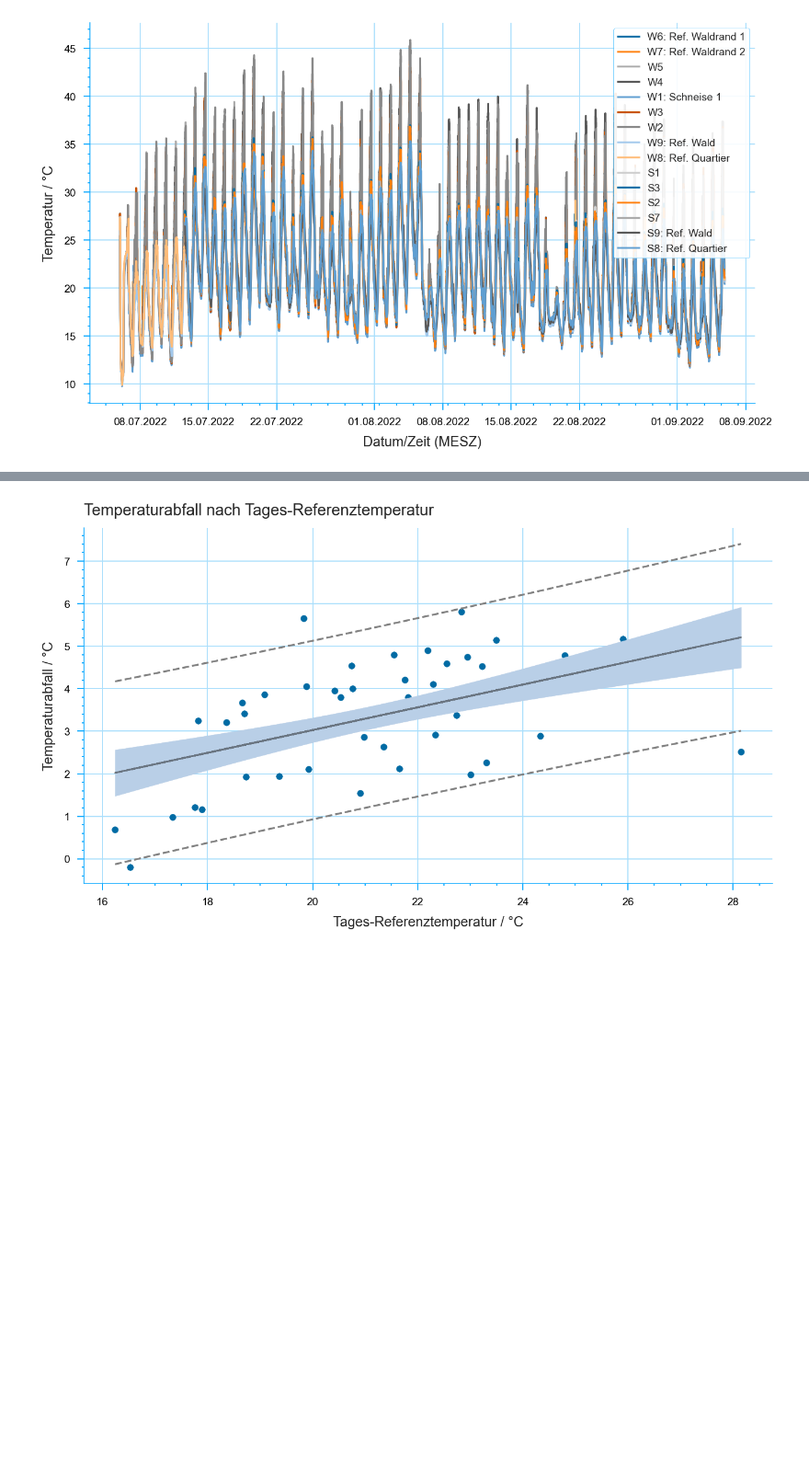
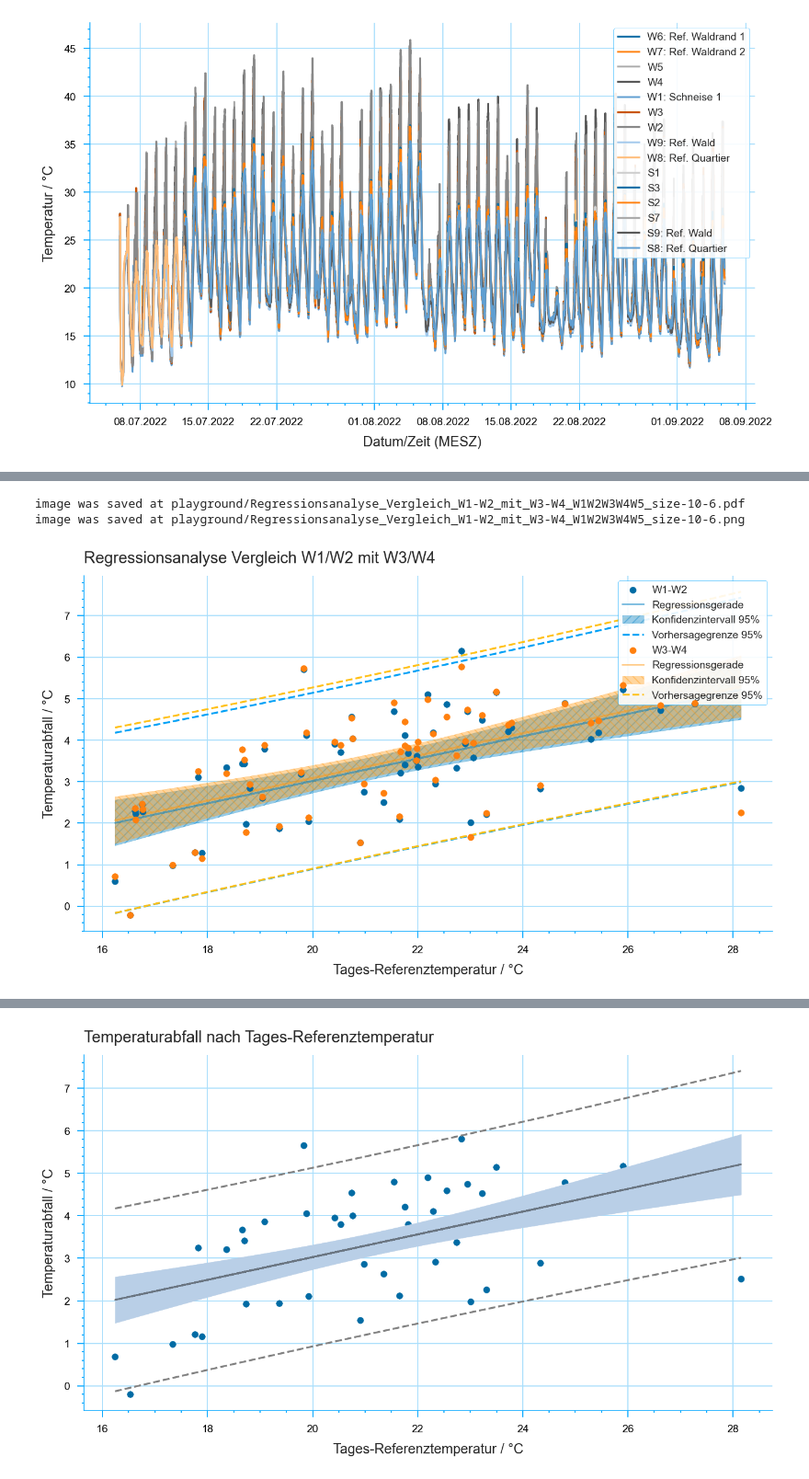
Before and after one commit to janjoch/kaltluftstrom, a Jupyter notebook: playground_development.ipynb, the cells around one changed output, grey strips where cells are left out. Shown at 92% size. Cells and saved outputs as stored; diff of their text form; code cells hidden in the pictures; blank space fills up the shorter version.

```diff
--- a/playground_development.ipynb
+++ b/playground_development.ipynb
@@ -76,0 +78,20 @@ image was saved at playground/Temperaturabfall_nach_Tages-Referenztemperatur_mit
+# %%
+cmp = wl.Compare(
+    dtd.dateseries,
+    dtd.dateseries,
+    sensor_manual=SENSORS,
+)
+# %%
+cmp.plot_scatter(
+    selection_1=("W1", "W2"),
+    selection_2=("W3", "W4"),
+    title="Regressionsanalyse Vergleich W1/W2 mit W3/W4",
+    scatter_labels=("W1-W2", "W3-W4",),
+    file_export=True,
+    file_export_path="playground",
+    file_export_type=("pdf", "png"),
+)
+# %% [output]
+image was saved at playground/Regressionsanalyse_Vergleich_W1-W2_mit_W3-W4_W1W2W3W4W5_size-10-6.pdf
+image was saved at playground/Regressionsanalyse_Vergleich_W1-W2_mit_W3-W4_W1W2W3W4W5_size-10-6.png
+[figure, added]
```
Also changed, not shown: parts of 14 cells of this notebook, 34 other files.
